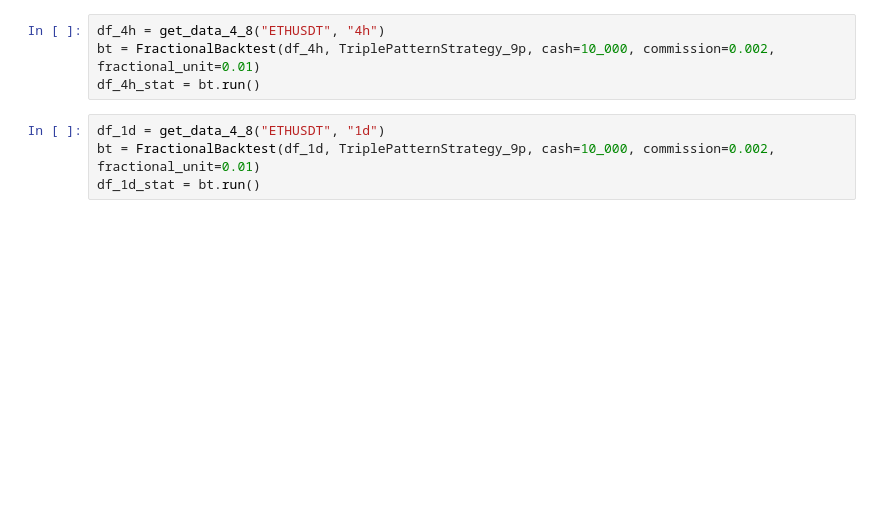
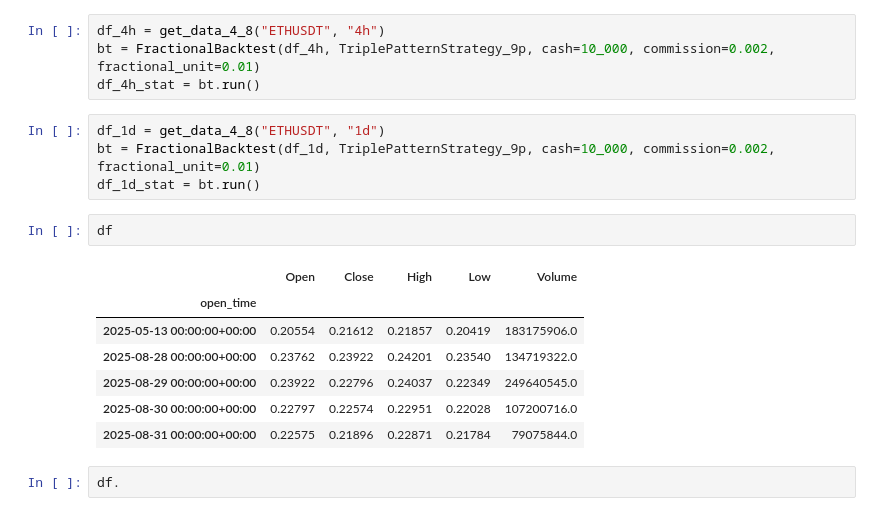
Before and after one commit to Vistia-AI/backtest, a Jupyter notebook: test.ipynb, the cells around one changed output. Cells and saved outputs as stored; diff of their text form; blank space fills up the shorter version.

```diff
--- a/test.ipynb
+++ b/test.ipynb
@@ -394,3 +345,15 @@ df_4h_stat = bt.run()
 df_1d = get_data_4_8("ETHUSDT", "1d")
 bt = FractionalBacktest(df_1d, TriplePatternStrategy_9p, cash=10_000, commission=0.002, fractional_unit=0.01)
 df_1d_stat = bt.run()
+# %%
+df
+# %% [output]
+|  | Open | Close | High | Low | Volume |
+| open_time |  |  |  |  |  |
+| 2025-05-13 00:00:00+00:00 | 0.20554 | 0.21612 | 0.21857 | 0.20419 | 183175906.0 |
+| 2025-08-28 00:00:00+00:00 | 0.23762 | 0.23922 | 0.24201 | 0.23540 | 134719322.0 |
+| 2025-08-29 00:00:00+00:00 | 0.23922 | 0.22796 | 0.24037 | 0.22349 | 249640545.0 |
+| 2025-08-30 00:00:00+00:00 | 0.22797 | 0.22574 | 0.22951 | 0.22028 | 107200716.0 |
+| 2025-08-31 00:00:00+00:00 | 0.22575 | 0.21896 | 0.22871 | 0.21784 | 79075844.0 |
+# %%
+df.
```
Also changed, not shown: parts of 13 cells of this notebook, 18 other files.
